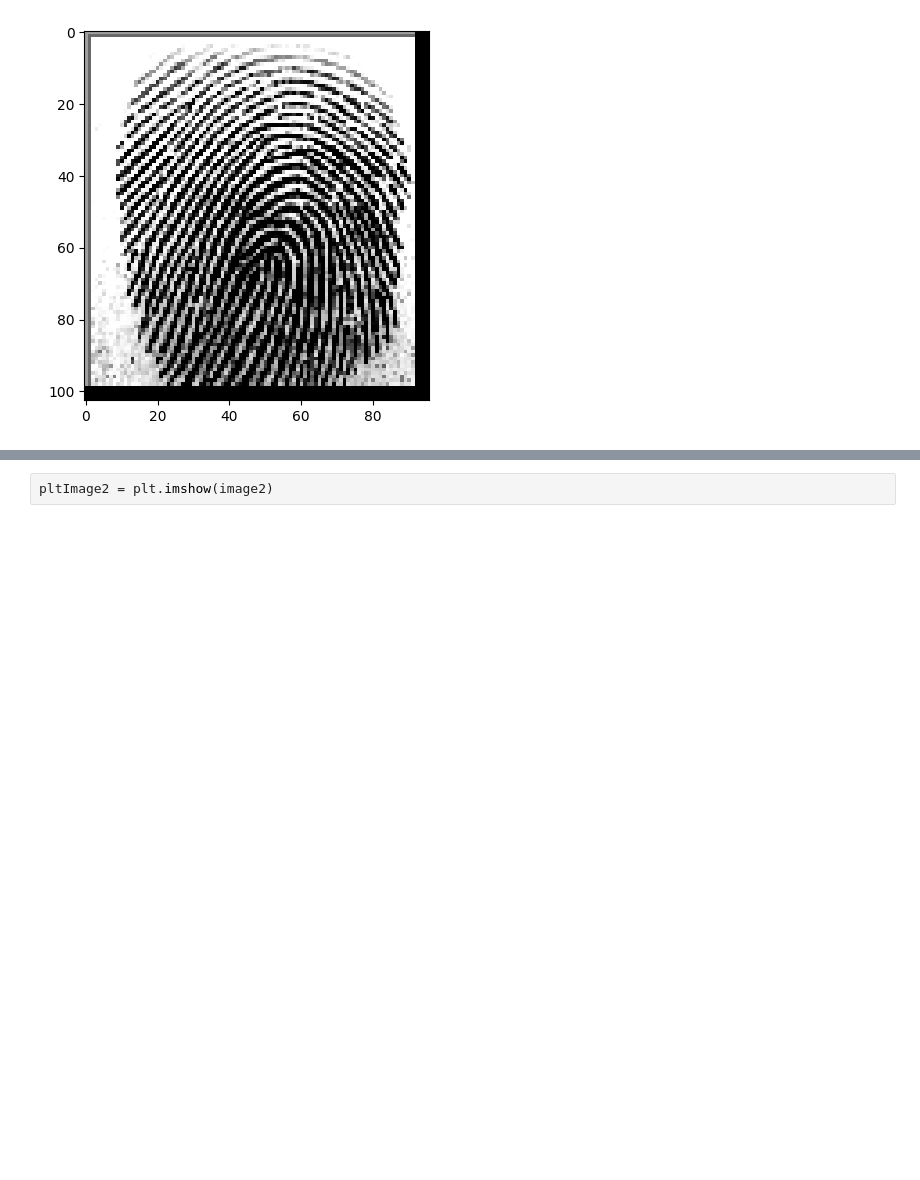
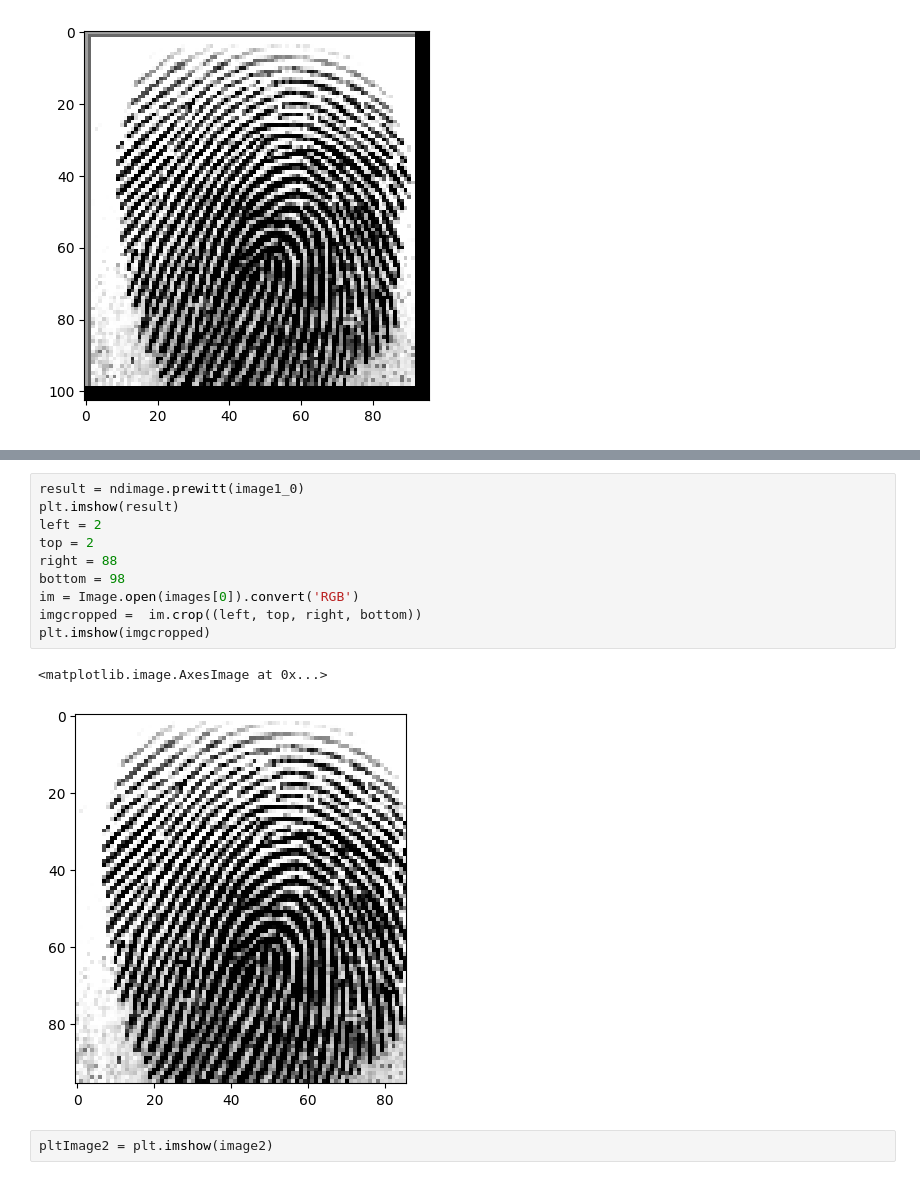
Before and after one commit to Kludi99/Fingerprints, a Jupyter notebook: MinutiaesRecognition.ipynb, the cells around one changed output, grey strips where cells are left out. Drawn from its saved outputs; the diff is of its cells as text; blank space fills up the shorter version.

```diff
--- a/MinutiaesRecognition.ipynb
+++ b/MinutiaesRecognition.ipynb
@@ -42,3 +51,16 @@ pltImage1 = plt.imshow(image1)
+# %%
+result = ndimage.prewitt(image1_0)
+plt.imshow(result)
+left = 2
+top = 2
+right = 88
+bottom = 98
+im = Image.open(images[0]).convert('RGB')
+imgcropped =  im.crop((left, top, right, bottom))
+plt.imshow(imgcropped)
+# %% [output]
+<matplotlib.image.AxesImage at 0x...>
+[figure, added]
 # %%
 pltImage2 = plt.imshow(image2)
 # %% [output]
```
Also changed, not shown: parts of 9 cells of this notebook.
